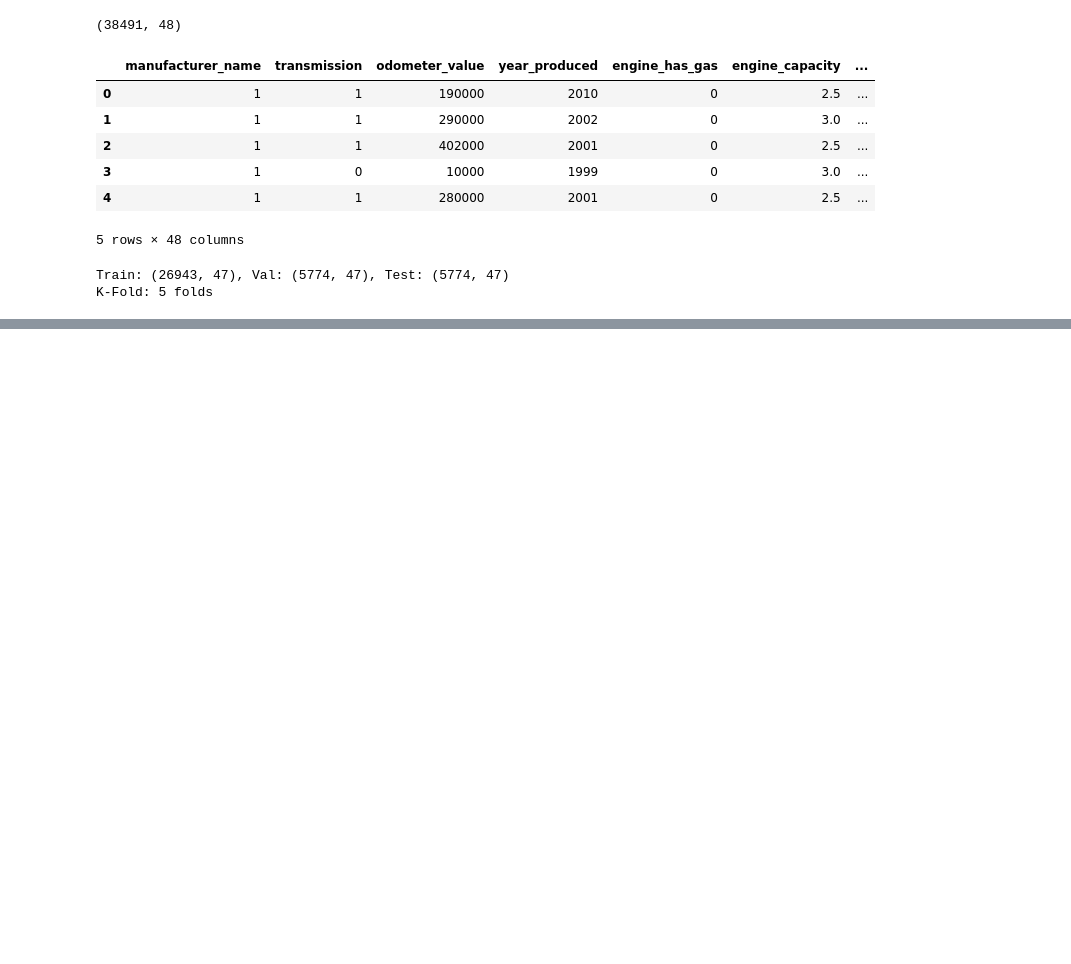
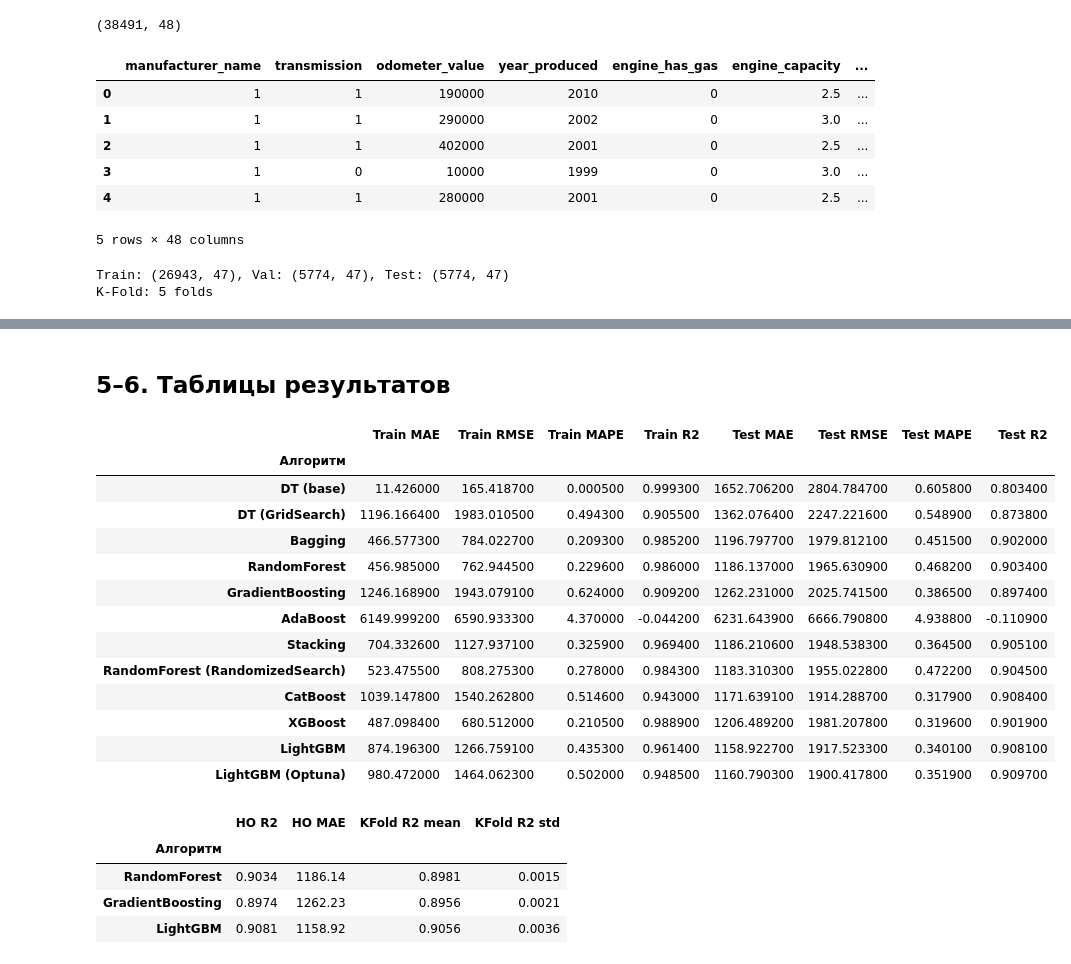
Before and after one commit to terracodum/ML_labs, a Jupyter notebook: lab4/lab4_reg.ipynb, the cells around one changed output, grey strips where cells are left out. Saved outputs shown, nothing was run; the diff lists cells and outputs as text; code cells hidden in the pictures; blank space fills up the shorter version.

Commit message:
feat(lab4): add regression and classification notebooks with ensembles and boosting

```diff
--- a/lab4/lab4_reg.ipynb
+++ b/lab4/lab4_reg.ipynb
@@ -61,0 +160,19 @@ K-Fold: 5 folds
+# %%
+param_dist = {
+    'n_estimators':      [100, 200, 300, 500],
+    'max_depth':         [10, 20, 30, None],
+    'min_samples_split': [2, 5, 10],
+    'min_samples_leaf':  [1, 2, 4],
+    'max_features':      ['sqrt', 'log2', 0.5],
+}
+rs = RandomizedSearchCV(
+    RandomForestRegressor(random_state=42, n_jobs=-1),
+    param_dist, n_iter=20, cv=kf, scoring='r2',
+    n_jobs=-1, random_state=42, verbose=0,
+)
+rs.fit(X_train, y_train)
+print("Best params:", rs.best_params_)
+
+rf_best = rs.best_estimator_
+_, res = eval_model('RandomForest (RandomizedSearch)', rf_best, X_train, y_train, X_test, y_test)
+all_results['RandomForest (RandomizedSearch)'] = res
@@ -61,0 +223,61 @@ K-Fold: 5 folds
+# %% [markdown]
+## 5–6. Таблицы результатов
+# %%
+# Таблица 1: Train / Test метрики всех моделей
+rows = []
+for name, res in all_results.items():
+    rows.append({
+        'Алгоритм':   name,
+        'Train MAE':  res['train']['MAE'],  'Train RMSE': res['train']['RMSE'],
+        'Train MAPE': res['train']['MAPE'], 'Train R2':   res['train']['R2'],
+        'Test MAE':   res['test']['MAE'],   'Test RMSE':  res['test']['RMSE'],
+        'Test MAPE':  res['test']['MAPE'],  'Test R2':    res['test']['R2'],
+    })
+
+table1 = pd.DataFrame(rows).set_index('Алгоритм').round(4)
+display(table1.style.background_gradient(subset=['Test R2'], cmap='RdYlGn'))
+
+# Таблица 2: hold-out vs k-fold для ключевых моделей
+key_models = {
+    'RandomForest':      RandomForestRegressor(n_estimators=200, random_state=42, n_jobs=-1),
+    'GradientBoosting':  GradientBoostingRegressor(n_estimators=200, random_state=42),
+    'LightGBM':          LGBMRegressor(n_estimators=500, random_state=42, n_jobs=-1, verbose=-1),
+}
+
+rows2 = []
+for name, model in key_models.items():
+    model.fit(X_train, y_train)
+    pred_test = model.predict(X_test)
+    ho_r2  = r2_score(y_test, pred_test)
+    ho_mae = mean_absolute_error(y_test, pred_test)
+    cv_r2  = cross_val_score(model, X_train, y_train, cv=kf, scoring='r2', n_jobs=-1)
+    rows2.append({
+        'Алгоритм':       name,
+        'HO R2':          round(ho_r2, 4),
+        'HO MAE':         round(ho_mae, 2),
+        'KFold R2 mean':  round(cv_r2.mean(), 4),
+        'KFold R2 std':   round(cv_r2.std(), 4),
+    })
+
+table2 = pd.DataFrame(rows2).set_index('Алгоритм')
+display(table2)
+# %% [output]
+|  | Train MAE | Train RMSE | Train MAPE | Train R2 | Test MAE | Test RMSE | Test MAPE | Test R2 |
+| Алгоритм |  |  |  |  |  |  |  |  |
+| DT (base) | 11.426000 | 165.418700 | 0.000500 | 0.999300 | 1652.706200 | 2804.784700 | 0.605800 | 0.803400 |
+| DT (GridSearch) | 1196.166400 | 1983.010500 | 0.494300 | 0.905500 | 1362.076400 | 2247.221600 | 0.548900 | 0.873800 |
+| Bagging | 466.577300 | 784.022700 | 0.209300 | 0.985200 | 1196.797700 | 1979.812100 | 0.451500 | 0.902000 |
+| RandomForest | 456.985000 | 762.944500 | 0.229600 | 0.986000 | 1186.137000 | 1965.630900 | 0.468200 | 0.903400 |
+| GradientBoosting | 1246.168900 | 1943.079100 | 0.624000 | 0.909200 | 1262.231000 | 2025.741500 | 0.386500 | 0.897400 |
+| AdaBoost | 6149.999200 | 6590.933300 | 4.370000 | -0.044200 | 6231.643900 | 6666.790800 | 4.938800 | -0.110900 |
+| Stacking | 704.332600 | 1127.937100 | 0.325900 | 0.969400 | 1186.210600 | 1948.538300 | 0.364500 | 0.905100 |
+| RandomForest (RandomizedSearch) | 523.475500 | 808.275300 | 0.278000 | 0.984300 | 1183.310300 | 1955.022800 | 0.472200 | 0.904500 |
+| CatBoost | 1039.147800 | 1540.262800 | 0.514600 | 0.943000 | 1171.639100 | 1914.288700 | 0.317900 | 0.908400 |
+| XGBoost | 487.098400 | 680.512000 | 0.210500 | 0.988900 | 1206.489200 | 1981.207800 | 0.319600 | 0.901900 |
+| LightGBM | 874.196300 | 1266.759100 | 0.435300 | 0.961400 | 1158.922700 | 1917.523300 | 0.340100 | 0.908100 |
+| LightGBM (Optuna) | 980.472000 | 1464.062300 | 0.502000 | 0.948500 | 1160.790300 | 1900.417800 | 0.351900 | 0.909700 |
+|  | HO R2 | HO MAE | KFold R2 mean | KFold R2 std |
+| Алгоритм |  |  |  |  |
+| RandomForest | 0.9034 | 1186.14 | 0.8981 | 0.0015 |
+| GradientBoosting | 0.8974 | 1262.23 | 0.8956 | 0.0021 |
+| LightGBM | 0.9081 | 1158.92 | 0.9056 | 0.0036 |
```
Also changed, not shown: parts of 12 cells of this notebook, 1 other file.
